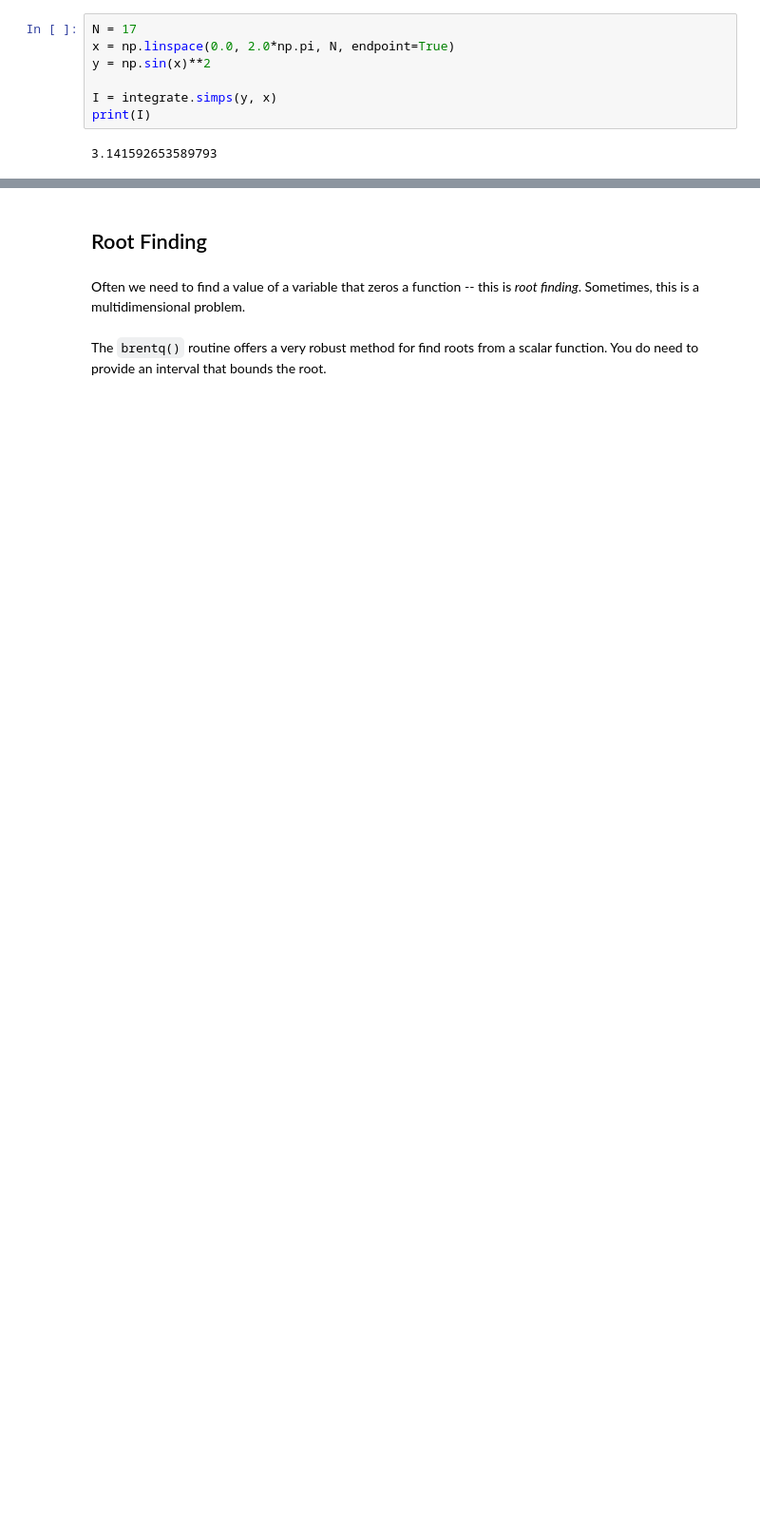
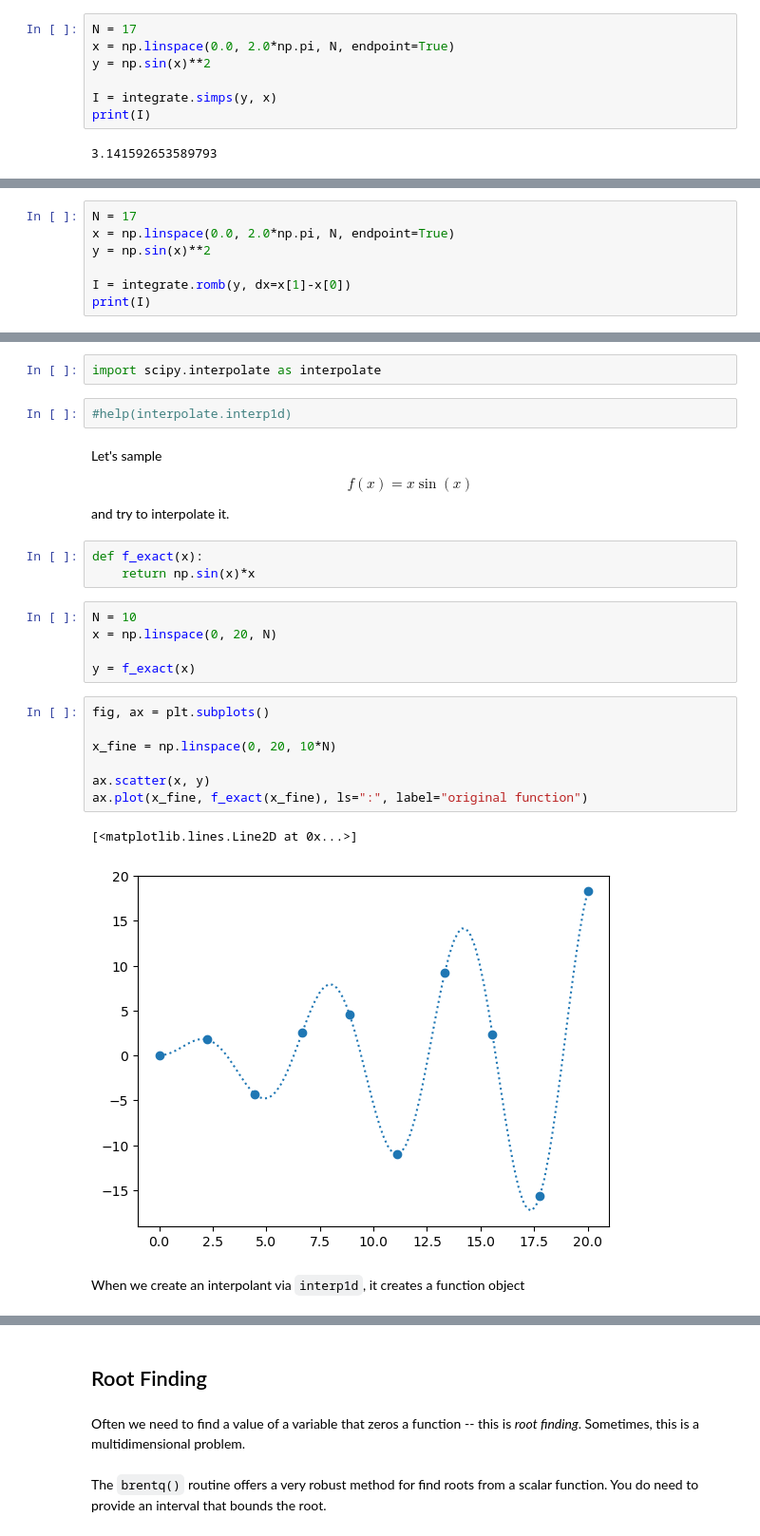
Before and after one commit to sbu-phy-ast-reu/reu-python-tutorial, a Jupyter notebook: content/05-python-scipy/scipy-basics.ipynb, the cells around one changed output, grey strips where cells are left out. Shown at 95% size. Saved outputs shown, nothing was run; the diff lists cells and outputs as text; blank space fills up the shorter version.

```diff
--- a/content/05-python-scipy/scipy-basics.ipynb
+++ b/content/05-python-scipy/scipy-basics.ipynb
@@ -130,0 +153,7 @@ We know the answer for this integral, so we can look at how the error changes wi
+# %%
+N = 17
+x = np.linspace(0.0, 2.0*np.pi, N, endpoint=True)
+y = np.sin(x)**2
+
+I = integrate.romb(y, dx=x[1]-x[0])
+print(I)
@@ -130,0 +175,30 @@ We know the answer for this integral, so we can look at how the error changes wi
+# %%
+import scipy.interpolate as interpolate
+# %%
+#help(interpolate.interp1d)
+# %% [markdown]
+Let's sample
+
+$$f(x) = x \sin(x)$$
+
+and try to interpolate it.
+# %%
+def f_exact(x):
+    return np.sin(x)*x
+# %%
+N = 10
+x = np.linspace(0, 20, N)
+
+y = f_exact(x)
+# %%
+fig, ax = plt.subplots()
+
+x_fine = np.linspace(0, 20, 10*N)
+
+ax.scatter(x, y)
+ax.plot(x_fine, f_exact(x_fine), ls=":", label="original function")
+# %% [output]
+[<matplotlib.lines.Line2D at 0x...>]
+[figure, added]
+# %% [markdown]
+When we create an interpolant via `interp1d`, it creates a function object
```
Also changed, not shown: parts of 119 cells of this notebook, 5 other files.
